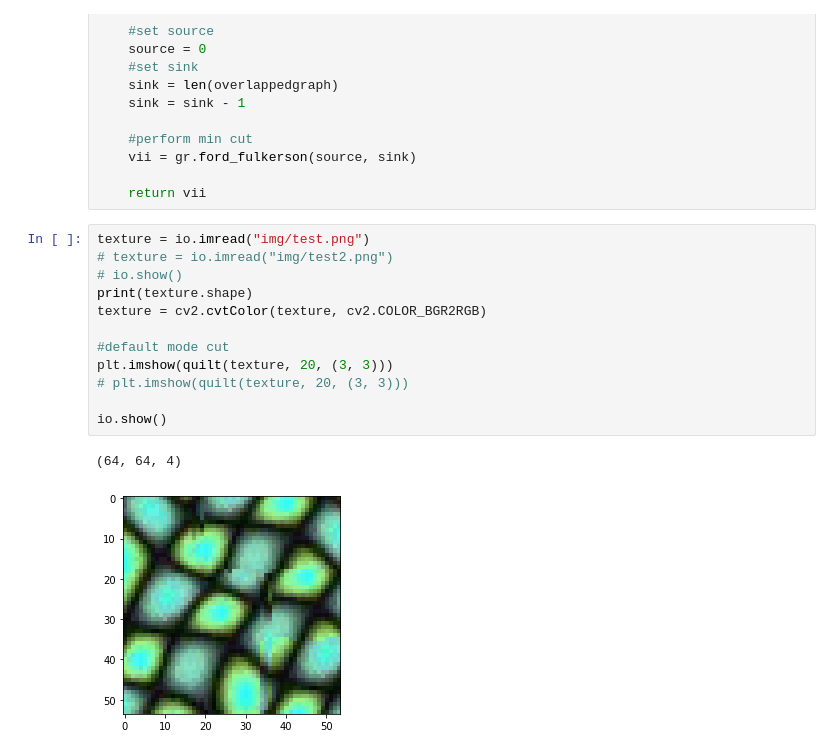
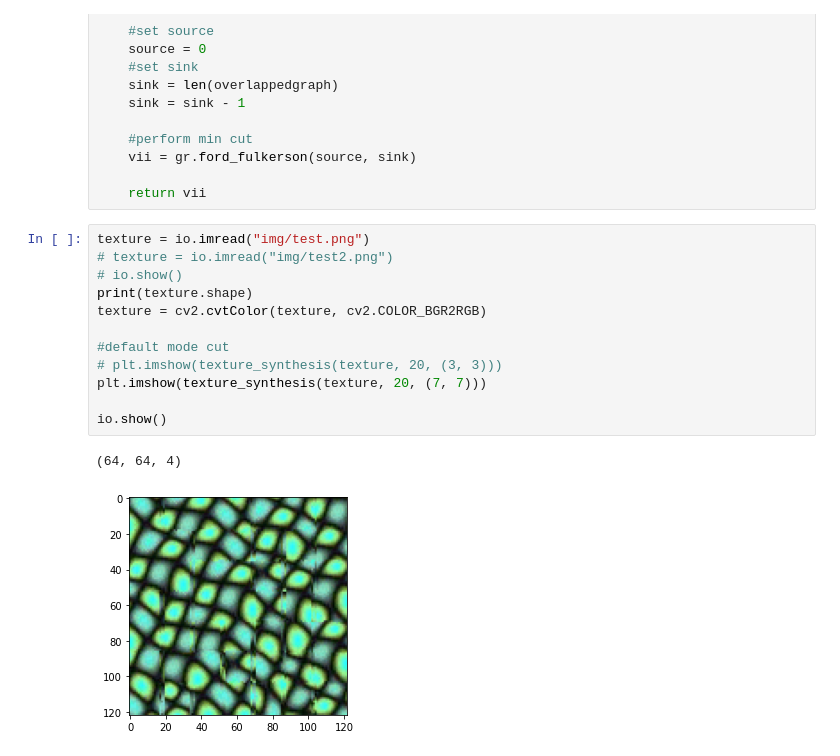
Before and after one commit to sofiap14/graph-cut, a Jupyter notebook: texturesynthesis.ipynb, the cells around one changed output. Cells and saved outputs as stored; diff of their text form.

```diff
--- a/texturesynthesis.ipynb
+++ b/texturesynthesis.ipynb
@@ -333,16 +321,16 @@ def minimum_graph_cut(overlappedgraph):
 # %%
 texture = io.imread("img/test.png")
 # texture = io.imread("img/test2.png")
 # io.show()
 print(texture.shape)
 texture = cv2.cvtColor(texture, cv2.COLOR_BGR2RGB)
 
 #default mode cut
-plt.imshow(quilt(texture, 20, (3, 3)))
-# plt.imshow(quilt(texture, 20, (3, 3)))
+# plt.imshow(texture_synthesis(texture, 20, (3, 3)))
+plt.imshow(texture_synthesis(texture, 20, (7, 7)))
 
 io.show()
 # %% [output]
 (64, 64, 4)
-[figure, old version]
+[figure, new version]
 # %%
```
Also changed, not shown: parts of 6 cells of this notebook, 5 other files.
